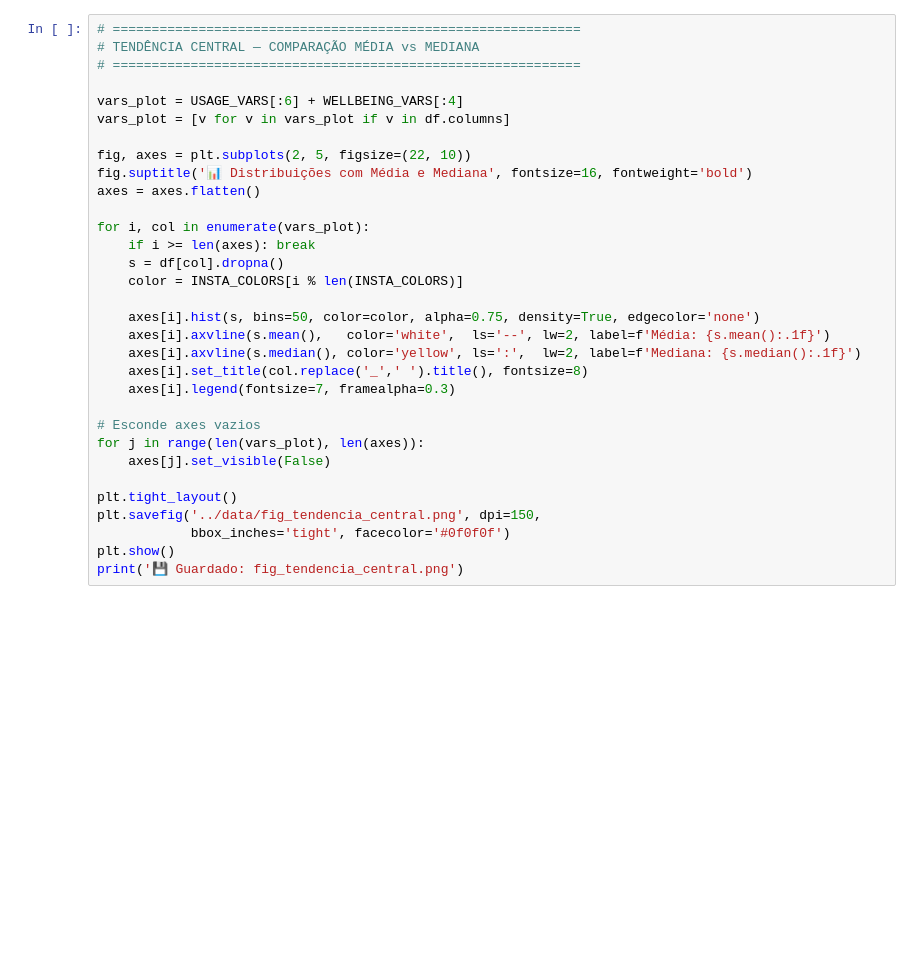
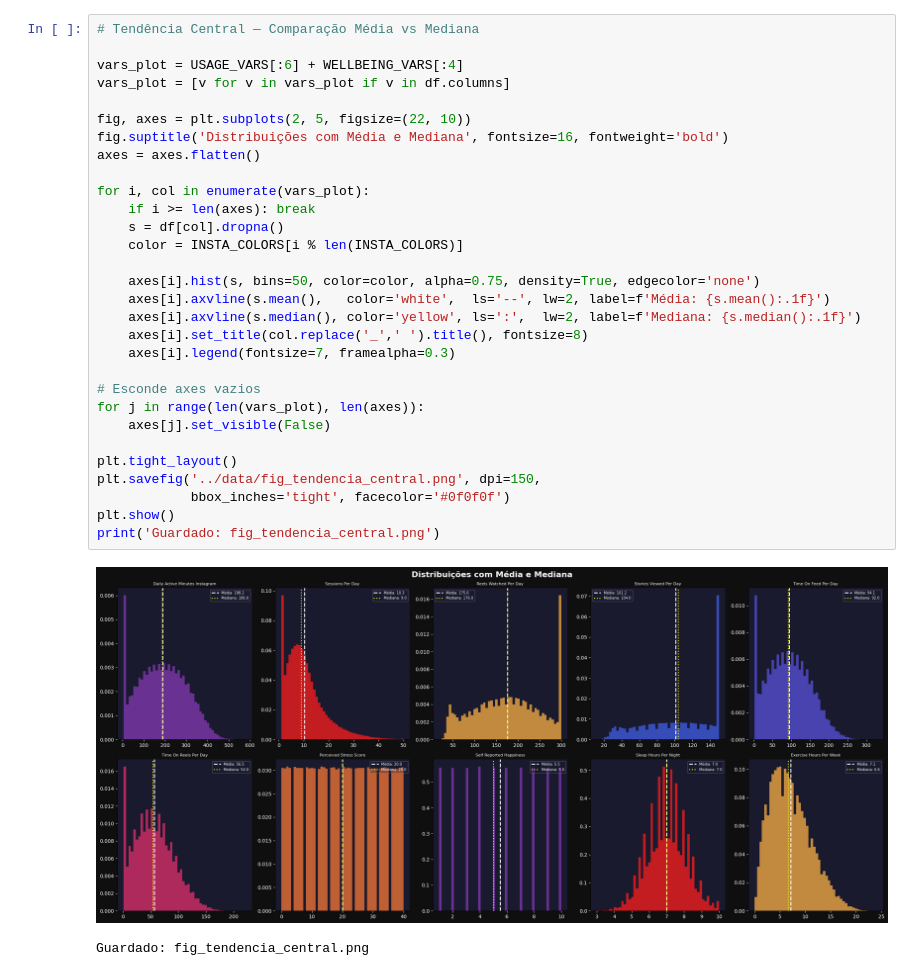
Before and after one commit to Mikael-Braun/LaboratoryOfDataAnalysis, a Jupyter notebook: notebooks/02_numeric_variables.ipynb, the cells around one changed output. Saved outputs shown, nothing was run; the diff lists cells and outputs as text; blank space fills up the shorter version.

```diff
--- a/notebooks/02_numeric_variables.ipynb
+++ b/notebooks/02_numeric_variables.ipynb
@@ -137,33 +206,34 @@ display(stats_demo)
 # %%
-# ============================================================
-# TENDÊNCIA CENTRAL — COMPARAÇÃO MÉDIA vs MEDIANA
-# ============================================================
+# Tendência Central — Comparação Média vs Mediana
 
 vars_plot = USAGE_VARS[:6] + WELLBEING_VARS[:4]
 vars_plot = [v for v in vars_plot if v in df.columns]
 
 fig, axes = plt.subplots(2, 5, figsize=(22, 10))
-fig.suptitle('📊 Distribuições com Média e Mediana', fontsize=16, fontweight='bold')
+fig.suptitle('Distribuições com Média e Mediana', fontsize=16, fontweight='bold')
 axes = axes.flatten()
 
 for i, col in enumerate(vars_plot):
     if i >= len(axes): break
     s = df[col].dropna()
     color = INSTA_COLORS[i % len(INSTA_COLORS)]
 
     axes[i].hist(s, bins=50, color=color, alpha=0.75, density=True, edgecolor='none')
     axes[i].axvline(s.mean(),   color='white',  ls='--', lw=2, label=f'Média: {s.mean():.1f}')
     axes[i].axvline(s.median(), color='yellow', ls=':',  lw=2, label=f'Mediana: {s.median():.1f}')
     axes[i].set_title(col.replace('_',' ').title(), fontsize=8)
     axes[i].legend(fontsize=7, framealpha=0.3)
 
 # Esconde axes vazios
 for j in range(len(vars_plot), len(axes)):
     axes[j].set_visible(False)
 
 plt.tight_layout()
 plt.savefig('../data/fig_tendencia_central.png', dpi=150,
             bbox_inches='tight', facecolor='#0f0f0f')
 plt.show()
-print('💾 Guardado: fig_tendencia_central.png')
+print('Guardado: fig_tendencia_central.png')
+# %% [output]
+[figure, added]
+Guardado: fig_tendencia_central.png
 # %%
```
Also changed, not shown: parts of 10 cells of this notebook, 13 other files.
